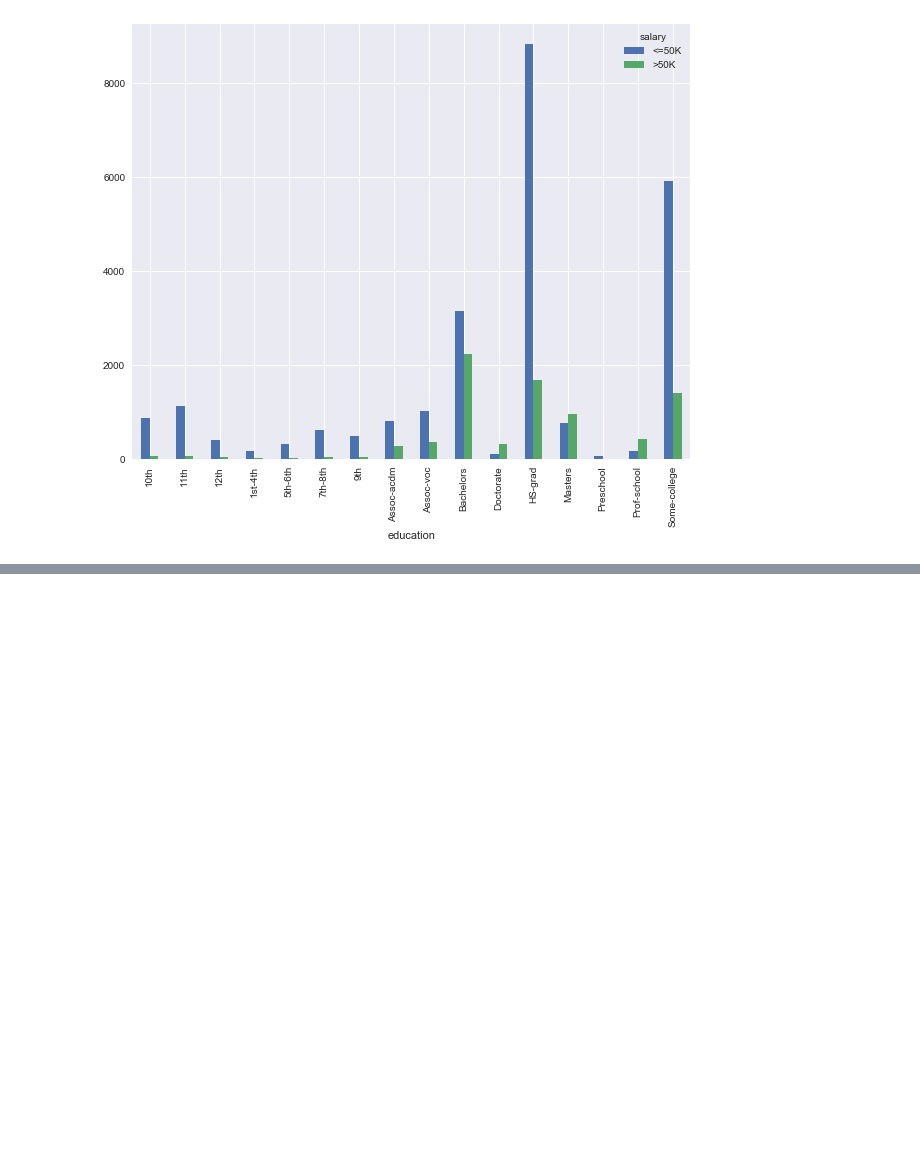
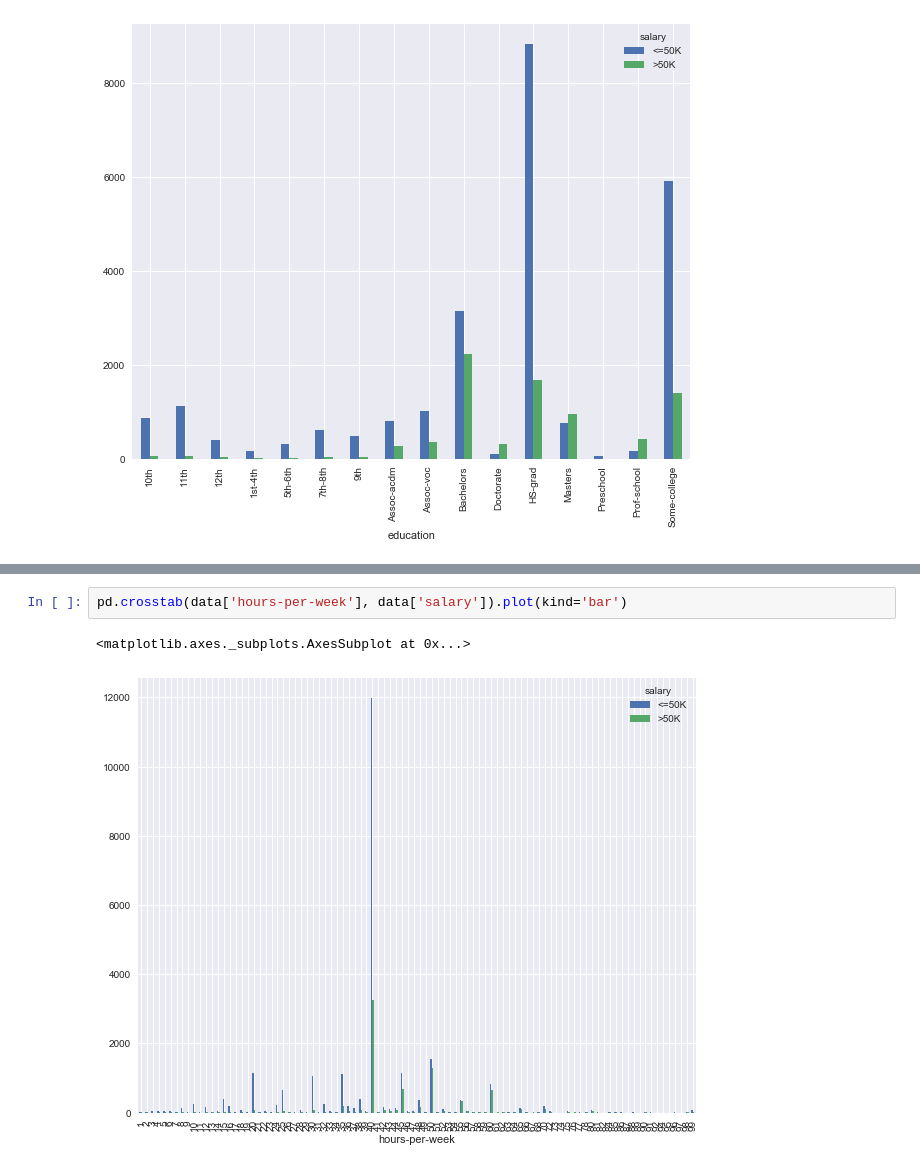
Before and after one commit to pvlbzn/datascience, a Jupyter notebook: adults_analisys.ipynb, the cells around one changed output, grey strips where cells are left out. Saved outputs shown, nothing was run; the diff lists cells and outputs as text; blank space fills up the shorter version.

```diff
--- a/adults_analisys.ipynb
+++ b/adults_analisys.ipynb
@@ -238,0 +298,5 @@ pd.crosstab(data['education'], data['salary']).plot(kind='bar')
+# %%
+pd.crosstab(data['hours-per-week'], data['salary']).plot(kind='bar')
+# %% [output]
+<matplotlib.axes._subplots.AxesSubplot at 0x...>
+[figure, added]
```
Also changed, not shown: parts of 8 cells of this notebook.
